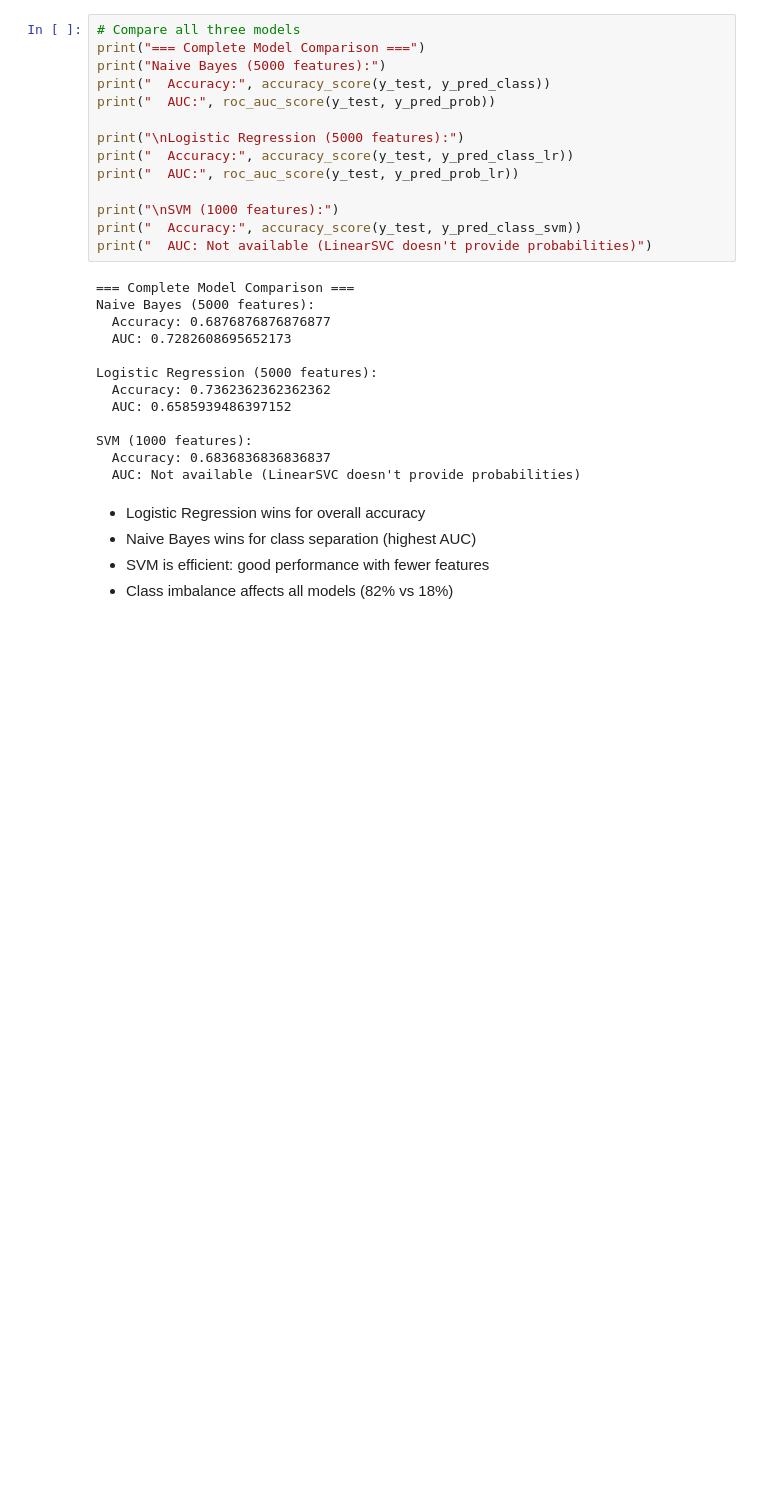
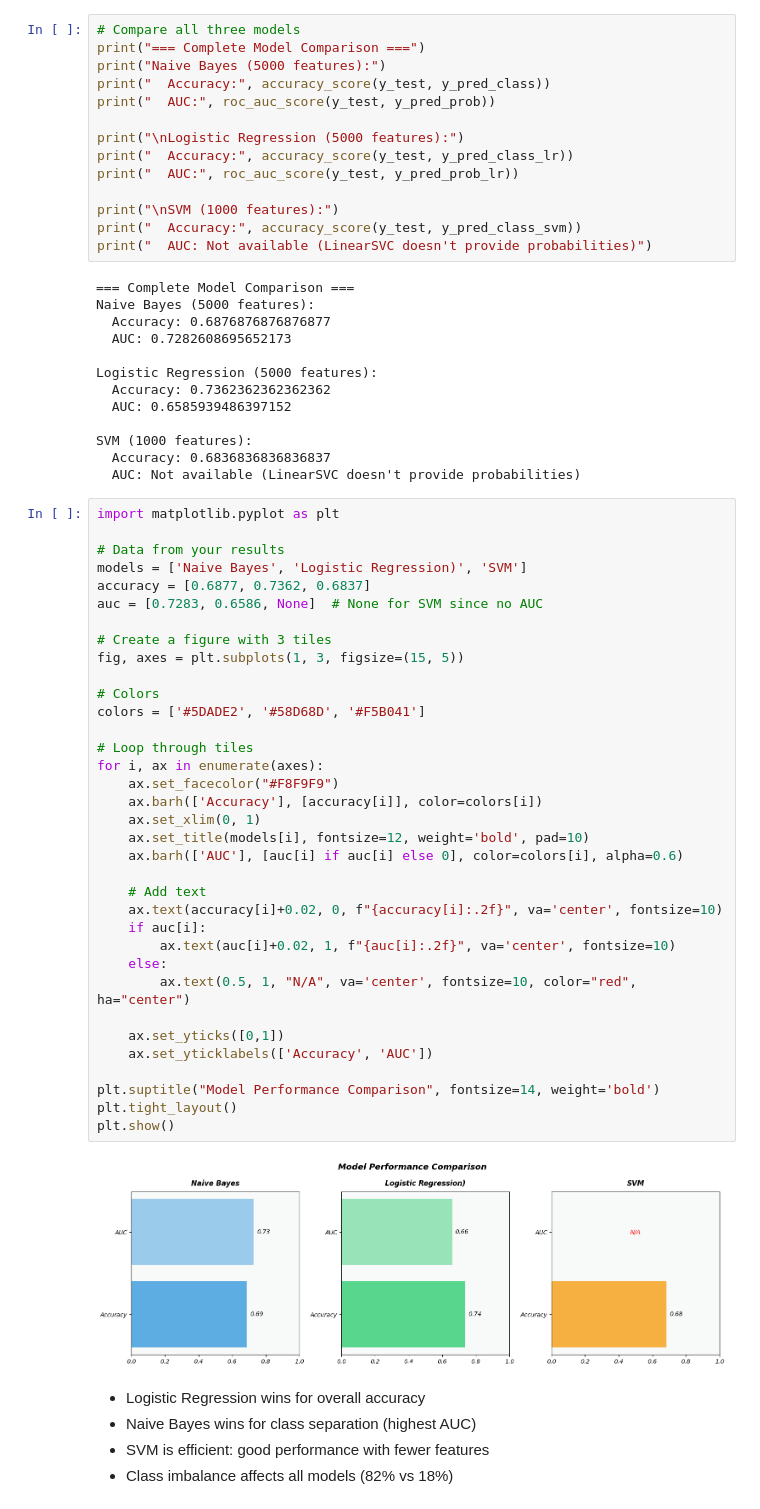
Before and after one commit to satkar605/economic-news-classifier-nlp, a Jupyter notebook: TextClassification.ipynb, the cells around one changed output. Saved outputs shown, nothing was run; the diff lists cells and outputs as text; blank space fills up the shorter version.

```diff
--- a/TextClassification.ipynb
+++ b/TextClassification.ipynb
@@ -369,6 +380,43 @@ Logistic Regression (5000 features):
 SVM (1000 features):
   Accuracy: 0.6836836836836837
   AUC: Not available (LinearSVC doesn't provide probabilities)
+# %%
+import matplotlib.pyplot as plt
+
+# Data from your results
+models = ['Naive Bayes', 'Logistic Regression)', 'SVM']
+accuracy = [0.6877, 0.7362, 0.6837]
+auc = [0.7283, 0.6586, None]  # None for SVM since no AUC
+
+# Create a figure with 3 tiles
+fig, axes = plt.subplots(1, 3, figsize=(15, 5))
+
+# Colors
+colors = ['#5DADE2', '#58D68D', '#F5B041']
+
+# Loop through tiles
+for i, ax in enumerate(axes):
+    ax.set_facecolor("#F8F9F9")
+    ax.barh(['Accuracy'], [accuracy[i]], color=colors[i])
+    ax.set_xlim(0, 1)
+    ax.set_title(models[i], fontsize=12, weight='bold', pad=10)
+    ax.barh(['AUC'], [auc[i] if auc[i] else 0], color=colors[i], alpha=0.6)
+
+    # Add text
+    ax.text(accuracy[i]+0.02, 0, f"{accuracy[i]:.2f}", va='center', fontsize=10)
+    if auc[i]:
+        ax.text(auc[i]+0.02, 1, f"{auc[i]:.2f}", va='center', fontsize=10)
+    else:
+        ax.text(0.5, 1, "N/A", va='center', fontsize=10, color="red", ha="center")
+
+    ax.set_yticks([0,1])
+    ax.set_yticklabels(['Accuracy', 'AUC'])
+
+plt.suptitle("Model Performance Comparison", fontsize=14, weight='bold')
+plt.tight_layout()
+plt.show()
+# %% [output]
+[figure, added]
 # %% [markdown]
 - Logistic Regression wins for overall accuracy
 - Naive Bayes wins for class separation (highest AUC)
```
Also changed, not shown: parts of 1 cell of this notebook.
